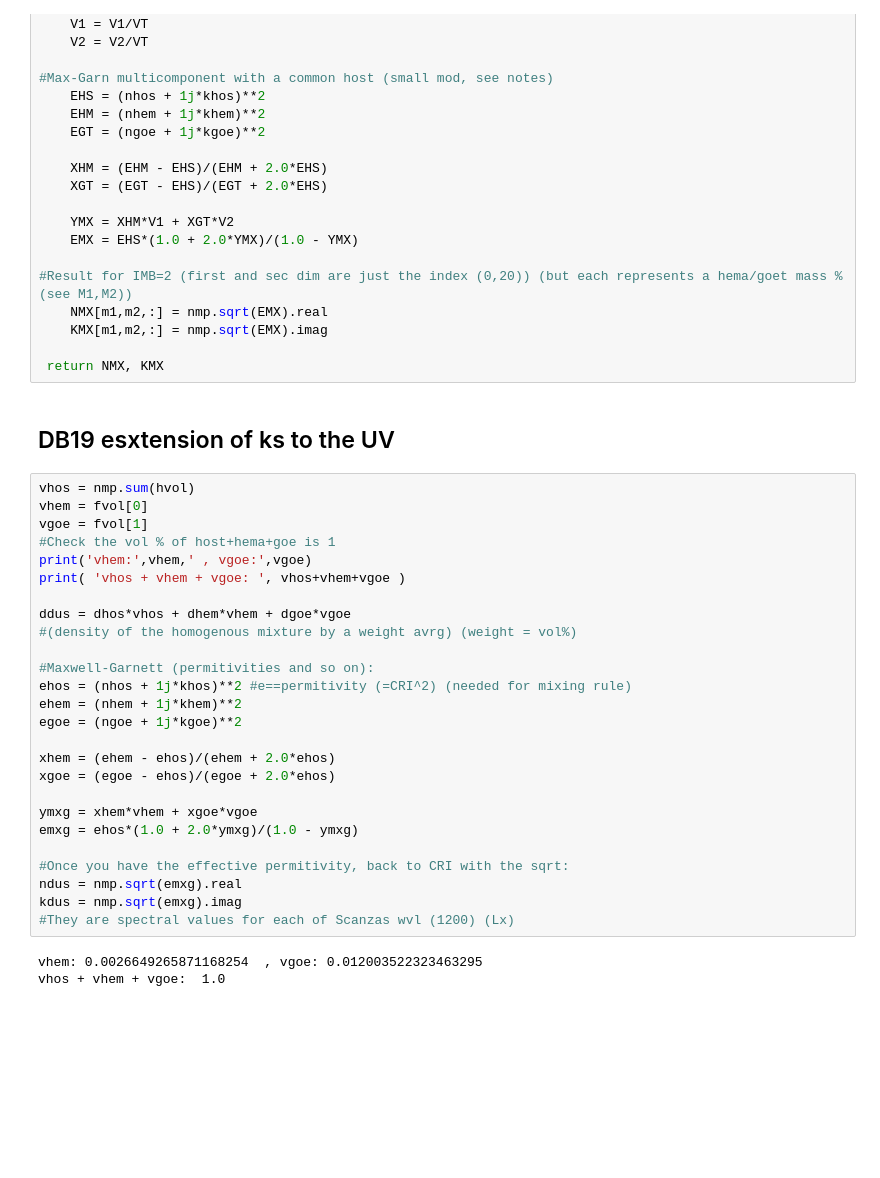
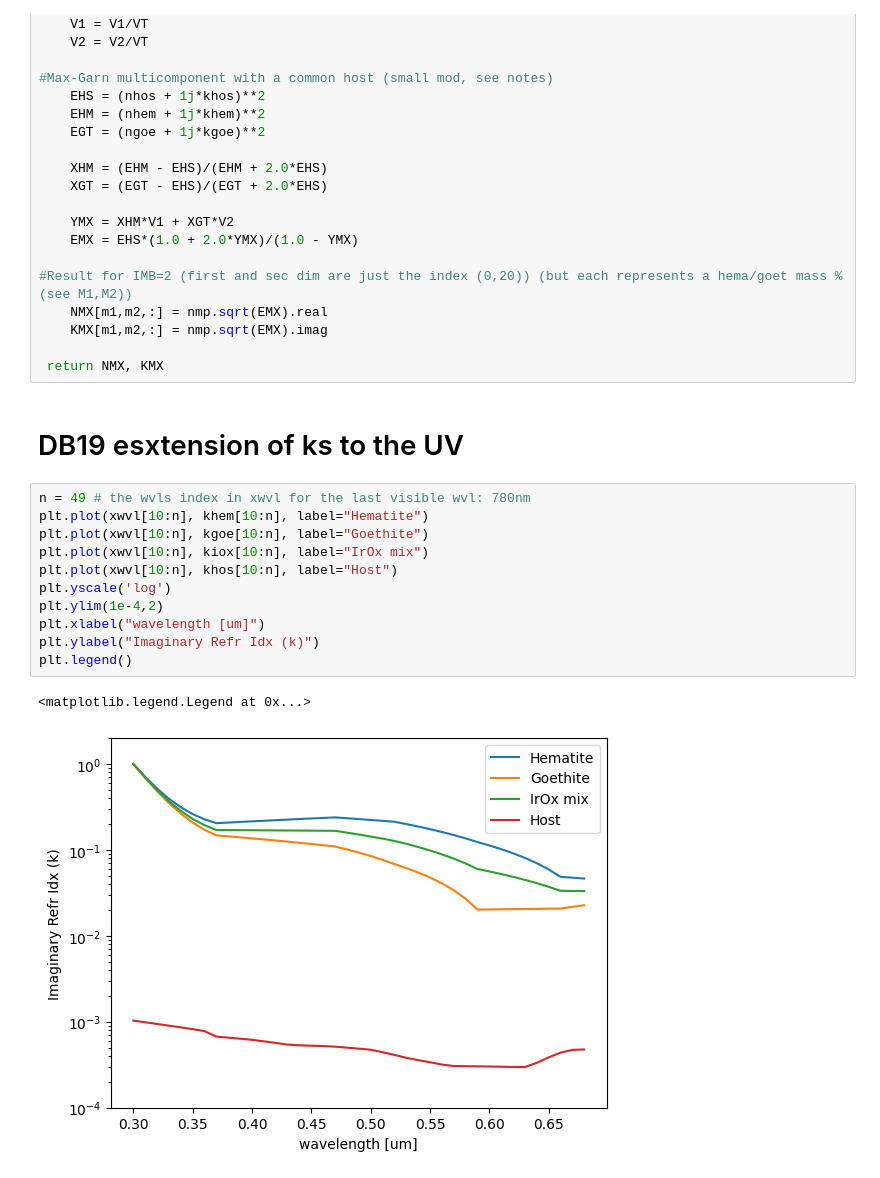
Before and after one commit to mike-wazowski-13/BSC_Secondment, a Jupyter notebook: DB19_k_ext_UV.ipynb, the cells around one changed output. Cells and saved outputs as stored; diff of their text form; blank space fills up the shorter version.

```diff
--- a/DB19_k_ext_UV.ipynb
+++ b/DB19_k_ext_UV.ipynb
@@ -398,35 +393,20 @@ def MixCris(INB):
 
  return NMX, KMX
 # %% [markdown]
-## DB19 esxtension of ks to the UV
+# DB19 esxtension of ks to the UV
-# %%
-vhos = nmp.sum(hvol)
-vhem = fvol[0]
-vgoe = fvol[1]
-#Check the vol % of host+hema+goe is 1
-print('vhem:',vhem,' , vgoe:',vgoe)
-print( 'vhos + vhem + vgoe: ', vhos+vhem+vgoe )
-
-ddus = dhos*vhos + dhem*vhem + dgoe*vgoe
-#(density of the homogenous mixture by a weight avrg) (weight = vol%)
-
-#Maxwell-Garnett (permitivities and so on):
-ehos = (nhos + 1j*khos)**2 #e==permitivity (=CRI^2) (needed for mixing rule)
-ehem = (nhem + 1j*khem)**2
-egoe = (ngoe + 1j*kgoe)**2
-
-xhem = (ehem - ehos)/(ehem + 2.0*ehos)
-xgoe = (egoe - ehos)/(egoe + 2.0*ehos)
-
-ymxg = xhem*vhem + xgoe*vgoe
-emxg = ehos*(1.0 + 2.0*ymxg)/(1.0 - ymxg)
-
-#Once you have the effective permitivity, back to CRI with the sqrt:
-ndus = nmp.sqrt(emxg).real
-kdus = nmp.sqrt(emxg).imag
-#They are spectral values for each of Scanzas wvl (1200) (Lx)
-# %% [output]
-vhem: 0.0026649265871168254  , vgoe: 0.012003522323463295
-vhos + vhem + vgoe:  1.0
+# %%
+n = 49 # the wvls index in xwvl for the last visible wvl: 780nm
+plt.plot(xwvl[10:n], khem[10:n], label="Hematite")
+plt.plot(xwvl[10:n], kgoe[10:n], label="Goethite")
+plt.plot(xwvl[10:n], kiox[10:n], label="IrOx mix")
+plt.plot(xwvl[10:n], khos[10:n], label="Host")
+plt.yscale('log')
+plt.ylim(1e-4,2)
+plt.xlabel("wavelength [um]")
+plt.ylabel("Imaginary Refr Idx (k)")
+plt.legend()
+# %% [output]
+<matplotlib.legend.Legend at 0x...>
+[figure, added]
 # %%
 MIX = nmp.zeros([18,Lx])
```
Also changed, not shown: parts of 7 cells of this notebook.
